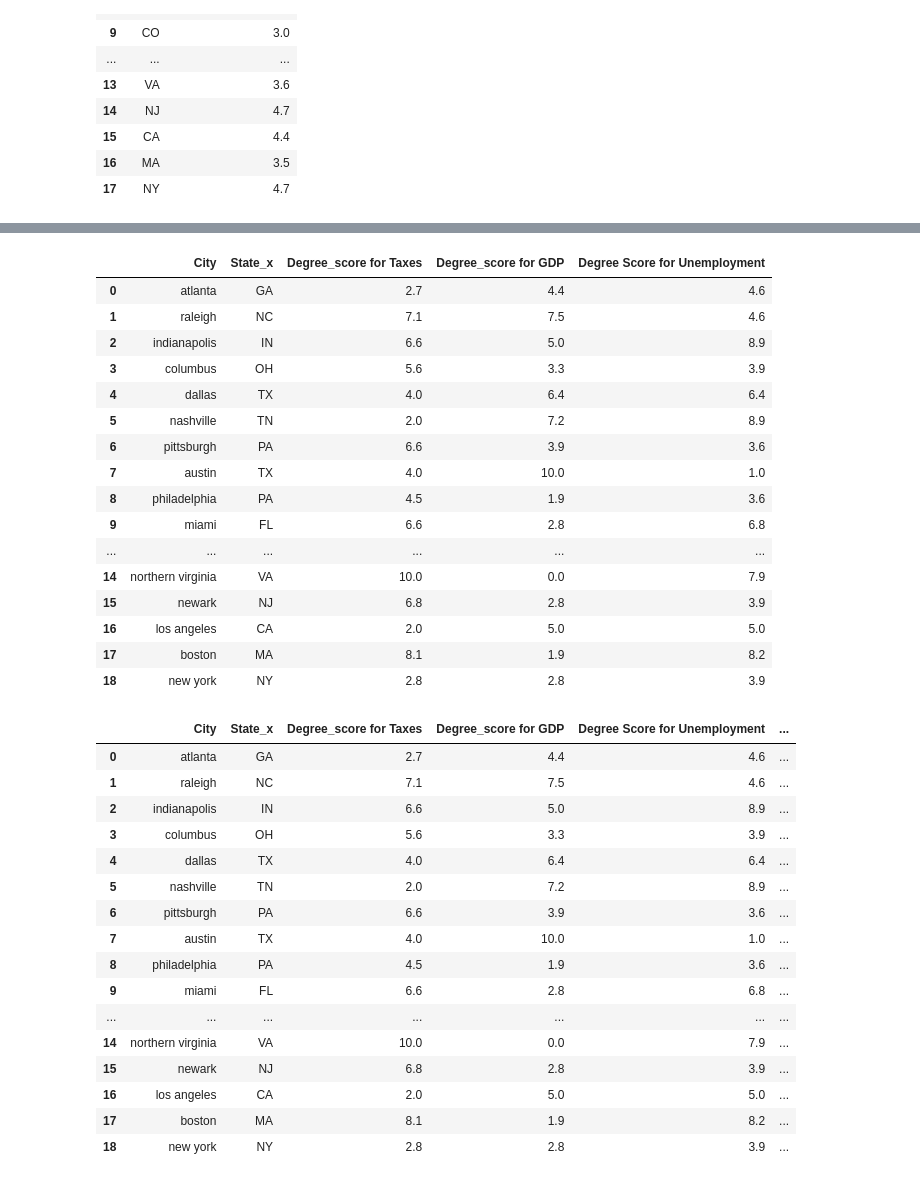
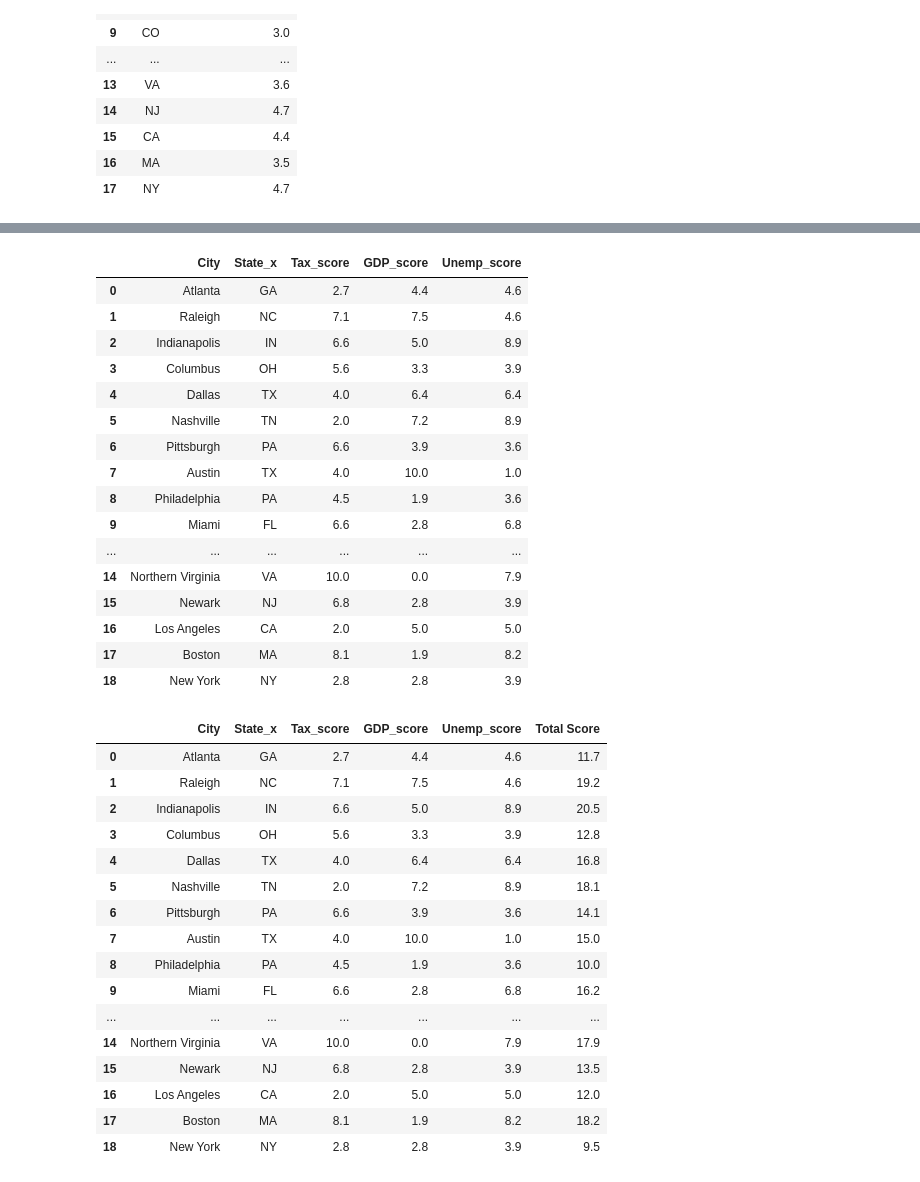
Before and after one commit to APK500/project-one, a Jupyter notebook: forrest/Forrest_dataframes.py.ipynb, the cells around one changed output, grey strips where cells are left out. Cells and saved outputs as stored; diff of their text form; code cells hidden in the pictures.

```diff
--- a/forrest/Forrest_dataframes.py.ipynb
+++ b/forrest/Forrest_dataframes.py.ipynb
@@ -181,12 +187,12 @@ taxes_df
 taxes_max = max(taxes_df["State & Local Tax Rate"])
 taxes_min = min(taxes_df["State & Local Tax Rate"])
 taxes_range = taxes_max-taxes_min
-taxes_df["Degree_score for Taxes"]=1.0
+taxes_df["Tax_score"]=1.0
 # %%
 for index,row in taxes_df.iterrows():
     score = abs((row["State & Local Tax Rate"]-taxes_max)/taxes_range*-10)
     score = round(score,1)
-    taxes_df.set_value(index,"Degree_score for Taxes",score)
+    taxes_df.set_value(index,"Tax_score",score)
 # %%
 taxes_df
 # %% [output]
@@ -230,52 +258,52 @@ del final_df["GDP Growth 2018/2017"]
 # %%
-final_df["Degree Score for Unemployment"] = 1.0
+final_df["Unemp_score"] = 1.0
 for index,row in unemploy_df.iterrows():
     state = row["State"]
-    score = row["Degree_score for Unemployment"]
+    score = row["Unemp_score"]
     try:
-        final_df.set_value(final_df.index[final_df["State_x"]==state][0],"Degree Score for Unemployment",score)
+        final_df.set_value(final_df.index[final_df["State_x"]==state][0],"Unemp_score",score)
     except IndexError:
         continue
 # %%
-final_df.set_value(8,"Degree Score for Unemployment",3.6)
+final_df.set_value(8,"Unemp_score",3.6)
 # %% [output]
-|  | City | State_x | Degree_score for Taxes | Degree_score for GDP | Degree Score for Unemployment |
-| 0 | atlanta | GA | 2.7 | 4.4 | 4.6 |
-| 1 | raleigh | NC | 7.1 | 7.5 | 4.6 |
-| 2 | indianapolis | IN | 6.6 | 5.0 | 8.9 |
-| 3 | columbus | OH | 5.6 | 3.3 | 3.9 |
-| 4 | dallas | TX | 4.0 | 6.4 | 6.4 |
-| 5 | nashville | TN | 2.0 | 7.2 | 8.9 |
-| 6 | pittsburgh | PA | 6.6 | 3.9 | 3.6 |
-| 7 | austin | TX | 4.0 | 10.0 | 1.0 |
-| 8 | philadelphia | PA | 4.5 | 1.9 | 3.6 |
-| 9 | miami | FL | 6.6 | 2.8 | 6.8 |
+|  | City | State_x | Tax_score | GDP_score | Unemp_score |
+| 0 | Atlanta | GA | 2.7 | 4.4 | 4.6 |
+| 1 | Raleigh | NC | 7.1 | 7.5 | 4.6 |
+| 2 | Indianapolis | IN | 6.6 | 5.0 | 8.9 |
+| 3 | Columbus | OH | 5.6 | 3.3 | 3.9 |
+| 4 | Dallas | TX | 4.0 | 6.4 | 6.4 |
+| 5 | Nashville | TN | 2.0 | 7.2 | 8.9 |
+| 6 | Pittsburgh | PA | 6.6 | 3.9 | 3.6 |
+| 7 | Austin | TX | 4.0 | 10.0 | 1.0 |
+| 8 | Philadelphia | PA | 4.5 | 1.9 | 3.6 |
+| 9 | Miami | FL | 6.6 | 2.8 | 6.8 |
 | ... | ... | ... | ... | ... | ... |
-| 14 | northern virginia | VA | 10.0 | 0.0 | 7.9 |
-| 15 | newark | NJ | 6.8 | 2.8 | 3.9 |
-| 16 | los angeles | CA | 2.0 | 5.0 | 5.0 |
-| 17 | boston | MA | 8.1 | 1.9 | 8.2 |
-| 18 | new york | NY | 2.8 | 2.8 | 3.9 |
+| 14 | Northern Virginia | VA | 10.0 | 0.0 | 7.9 |
+| 15 | Newark | NJ | 6.8 | 2.8 | 3.9 |
+| 16 | Los Angeles | CA | 2.0 | 5.0 | 5.0 |
+| 17 | Boston | MA | 8.1 | 1.9 | 8.2 |
+| 18 | New York | NY | 2.8 | 2.8 | 3.9 |
 # %%
-final_df["Total Degree Score"] = final_df["Degree_score for Taxes"]+final_df["Degree_score for GDP"]+final_df["Degree Score for Unemployment"]
+final_df["Total Score"] = final_df["Tax_score"]+final_df["GDP_score"]+final_df["Unemp_score"]
 
 final_df
 # %% [output]
-|  | City | State_x | Degree_score for Taxes | Degree_score for GDP | Degree Score for Unemployment | ... |
-| 0 | atlanta | GA | 2.7 | 4.4 | 4.6 | ... |
-| 1 | raleigh | NC | 7.1 | 7.5 | 4.6 | ... |
-| 2 | indianapolis | IN | 6.6 | 5.0 | 8.9 | ... |
-| 3 | columbus | OH | 5.6 | 3.3 | 3.9 | ... |
-| 4 | dallas | TX | 4.0 | 6.4 | 6.4 | ... |
-| 5 | nashville | TN | 2.0 | 7.2 | 8.9 | ... |
-| 6 | pittsburgh | PA | 6.6 | 3.9 | 3.6 | ... |
-| 7 | austin | TX | 4.0 | 10.0 | 1.0 | ... |
-| 8 | philadelphia | PA | 4.5 | 1.9 | 3.6 | ... |
-| 9 | miami | FL | 6.6 | 2.8 | 6.8 | ... |
+|  | City | State_x | Tax_score | GDP_score | Unemp_score | Total Score |
+| 0 | Atlanta | GA | 2.7 | 4.4 | 4.6 | 11.7 |
+| 1 | Raleigh | NC | 7.1 | 7.5 | 4.6 | 19.2 |
+| 2 | Indianapolis | IN | 6.6 | 5.0 | 8.9 | 20.5 |
+| 3 | Columbus | OH | 5.6 | 3.3 | 3.9 | 12.8 |
+| 4 | Dallas | TX | 4.0 | 6.4 | 6.4 | 16.8 |
+| 5 | Nashville | TN | 2.0 | 7.2 | 8.9 | 18.1 |
+| 6 | Pittsburgh | PA | 6.6 | 3.9 | 3.6 | 14.1 |
+| 7 | Austin | TX | 4.0 | 10.0 | 1.0 | 15.0 |
+| 8 | Philadelphia | PA | 4.5 | 1.9 | 3.6 | 10.0 |
+| 9 | Miami | FL | 6.6 | 2.8 | 6.8 | 16.2 |
 | ... | ... | ... | ... | ... | ... | ... |
-| 14 | northern virginia | VA | 10.0 | 0.0 | 7.9 | ... |
-| 15 | newark | NJ | 6.8 | 2.8 | 3.9 | ... |
-| 16 | los angeles | CA | 2.0 | 5.0 | 5.0 | ... |
-| 17 | boston | MA | 8.1 | 1.9 | 8.2 | ... |
-| 18 | new york | NY | 2.8 | 2.8 | 3.9 | ... |
+| 14 | Northern Virginia | VA | 10.0 | 0.0 | 7.9 | 17.9 |
+| 15 | Newark | NJ | 6.8 | 2.8 | 3.9 | 13.5 |
+| 16 | Los Angeles | CA | 2.0 | 5.0 | 5.0 | 12.0 |
+| 17 | Boston | MA | 8.1 | 1.9 | 8.2 | 18.2 |
+| 18 | New York | NY | 2.8 | 2.8 | 3.9 | 9.5 |
 # %%
```
Also changed, not shown: parts of 16 cells of this notebook, 15 other files.
